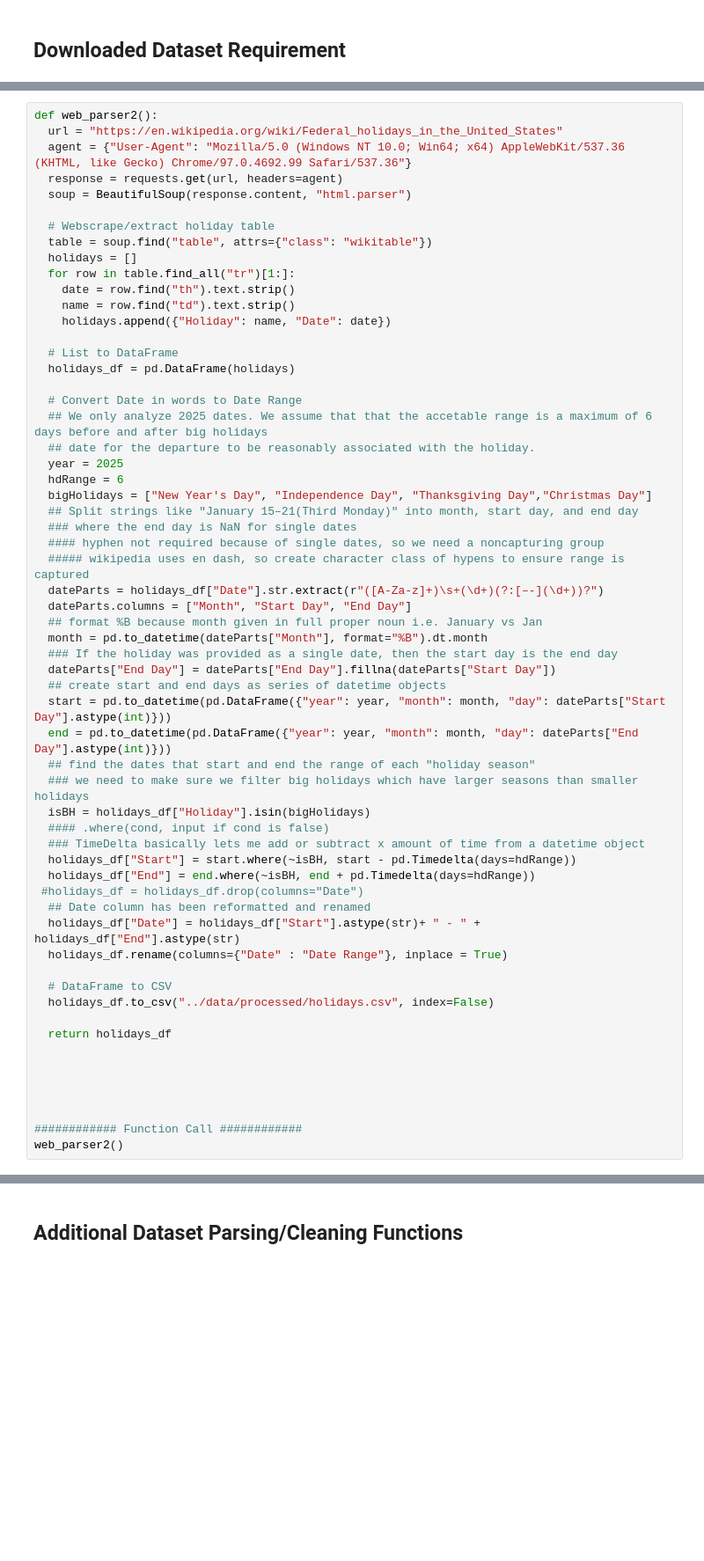
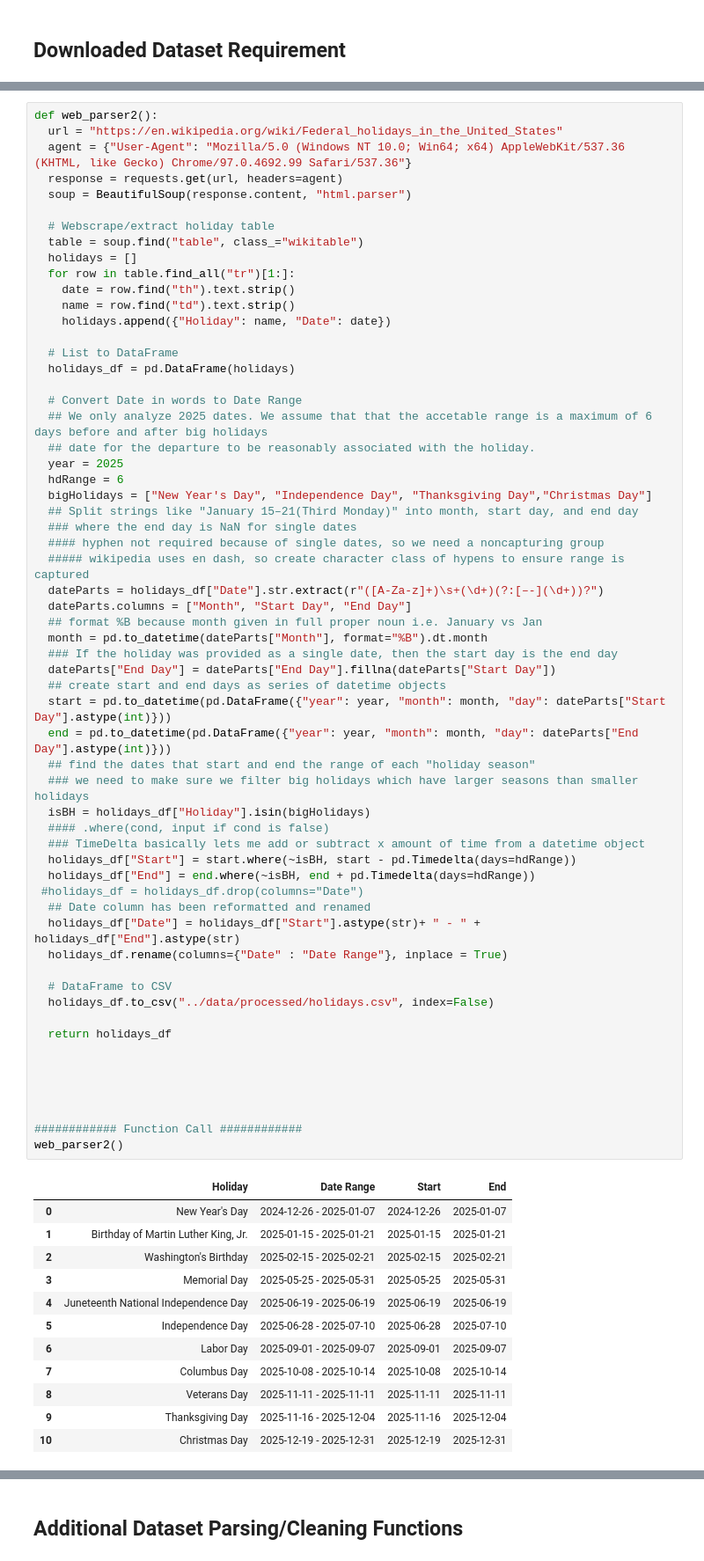
Before and after one commit to stabweee/FlightDelay, a Jupyter notebook: submissions/Final Project Phase III.ipynb, the cells around one changed output, grey strips where cells are left out. Shown at 88% size. Drawn from its saved outputs; the diff is of its cells as text; blank space fills up the shorter version.

```diff
--- a/submissions/Final Project Phase III.ipynb
+++ b/submissions/Final Project Phase III.ipynb
@@ -154,7 +166,7 @@ def web_parser2():
   soup = BeautifulSoup(response.content, "html.parser")
 
   # Webscrape/extract holiday table
-  table = soup.find("table", attrs={"class": "wikitable"})
+  table = soup.find("table", class_="wikitable")
   holidays = []
   for row in table.find_all("tr")[1:]:
     date = row.find("th").text.strip()
@@ -179,33 +191,46 @@ def web_parser2():
   ## format %B because month given in full proper noun i.e. January vs Jan
   month = pd.to_datetime(dateParts["Month"], format="%B").dt.month
   ### If the holiday was provided as a single date, then the start day is the end day
   dateParts["End Day"] = dateParts["End Day"].fillna(dateParts["Start Day"])
   ## create start and end days as series of datetime objects
   start = pd.to_datetime(pd.DataFrame({"year": year, "month": month, "day": dateParts["Start Day"].astype(int)}))
   end = pd.to_datetime(pd.DataFrame({"year": year, "month": month, "day": dateParts["End Day"].astype(int)}))
   ## find the dates that start and end the range of each "holiday season"
   ### we need to make sure we filter big holidays which have larger seasons than smaller holidays
   isBH = holidays_df["Holiday"].isin(bigHolidays)
   #### .where(cond, input if cond is false)
   ### TimeDelta basically lets me add or subtract x amount of time from a datetime object
   holidays_df["Start"] = start.where(~isBH, start - pd.Timedelta(days=hdRange))
   holidays_df["End"] = end.where(~isBH, end + pd.Timedelta(days=hdRange))
  #holidays_df = holidays_df.drop(columns="Date")
   ## Date column has been reformatted and renamed
   holidays_df["Date"] = holidays_df["Start"].astype(str)+ " - " + holidays_df["End"].astype(str)
   holidays_df.rename(columns={"Date" : "Date Range"}, inplace = True)
 
   # DataFrame to CSV
   holidays_df.to_csv("../data/processed/holidays.csv", index=False)
 
   return holidays_df
 
 
 
 
 
 ############ Function Call ############
 web_parser2()
+# %% [output]
+|  | Holiday | Date Range | Start | End |
+| 0 | New Year's Day | 2024-12-26 - 2025-01-07 | 2024-12-26 | 2025-01-07 |
+| 1 | Birthday of Martin Luther King, Jr. | 2025-01-15 - 2025-01-21 | 2025-01-15 | 2025-01-21 |
+| 2 | Washington's Birthday | 2025-02-15 - 2025-02-21 | 2025-02-15 | 2025-02-21 |
+| 3 | Memorial Day | 2025-05-25 - 2025-05-31 | 2025-05-25 | 2025-05-31 |
+| 4 | Juneteenth National Independence Day | 2025-06-19 - 2025-06-19 | 2025-06-19 | 2025-06-19 |
+| 5 | Independence Day | 2025-06-28 - 2025-07-10 | 2025-06-28 | 2025-07-10 |
+| 6 | Labor Day | 2025-09-01 - 2025-09-07 | 2025-09-01 | 2025-09-07 |
+| 7 | Columbus Day | 2025-10-08 - 2025-10-14 | 2025-10-08 | 2025-10-14 |
+| 8 | Veterans Day | 2025-11-11 - 2025-11-11 | 2025-11-11 | 2025-11-11 |
+| 9 | Thanksgiving Day | 2025-11-16 - 2025-12-04 | 2025-11-16 | 2025-12-04 |
+| 10 | Christmas Day | 2025-12-19 - 2025-12-31 | 2025-12-19 | 2025-12-31 |
 # %%
 ### Function to add boolean column/series into flight_data so we can easily analyze and compare dates which are now
 ### assigned True for being within any holiday season
```
Also changed, not shown: parts of 10 cells of this notebook, 2 other files.
